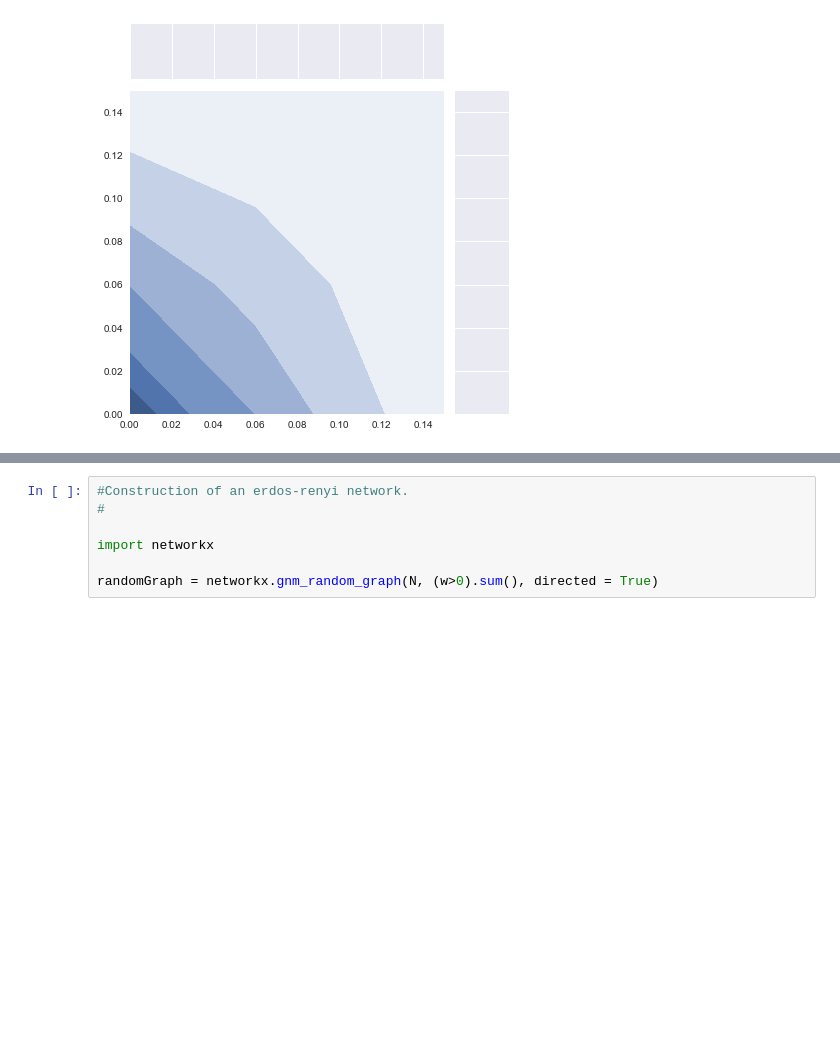
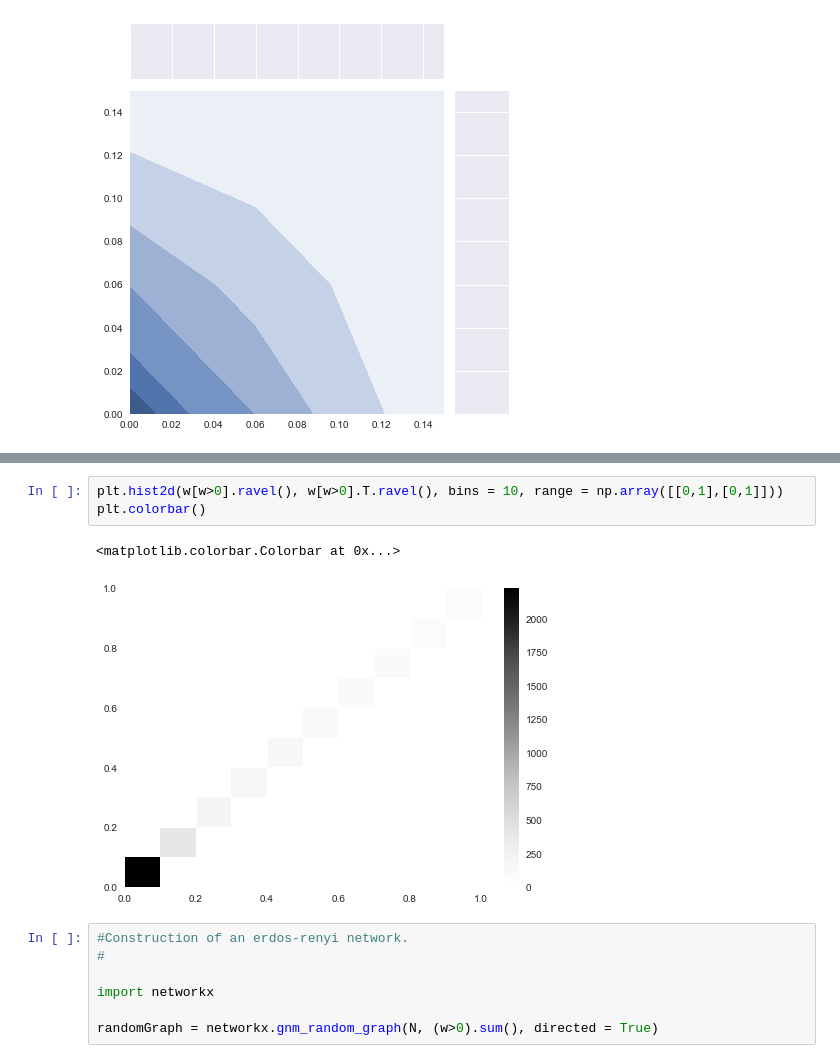
Before and after one commit to jlamweil/cortex-connect, a Jupyter notebook: main.ipynb, the cells around one changed output, grey strips where cells are left out. Drawn from its saved outputs; the diff is of its cells as text; blank space fills up the shorter version.

```diff
--- a/main.ipynb
+++ b/main.ipynb
@@ -246,3 +261,9 @@ sns.jointplot(w, w.T).plot_joint(sns.kdeplot, zorder=100, n_levels=100)
+# %%
+plt.hist2d(w[w>0].ravel(), w[w>0].T.ravel(), bins = 10, range = np.array([[0,1],[0,1]]))
+plt.colorbar()
+# %% [output]
+<matplotlib.colorbar.Colorbar at 0x...>
+[figure, added]
 # %%
 #Construction of an erdos-renyi network.
 #
```
Also changed, not shown: parts of 22 cells of this notebook.
